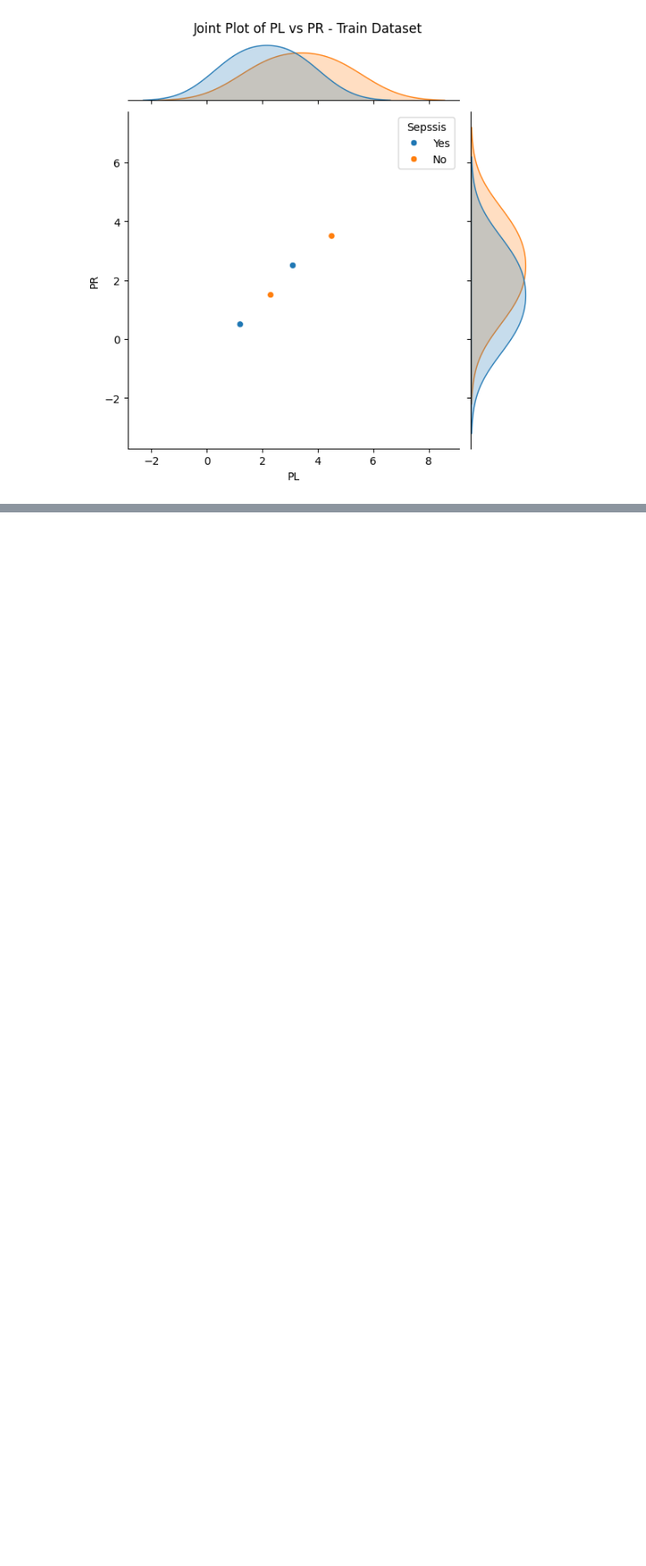
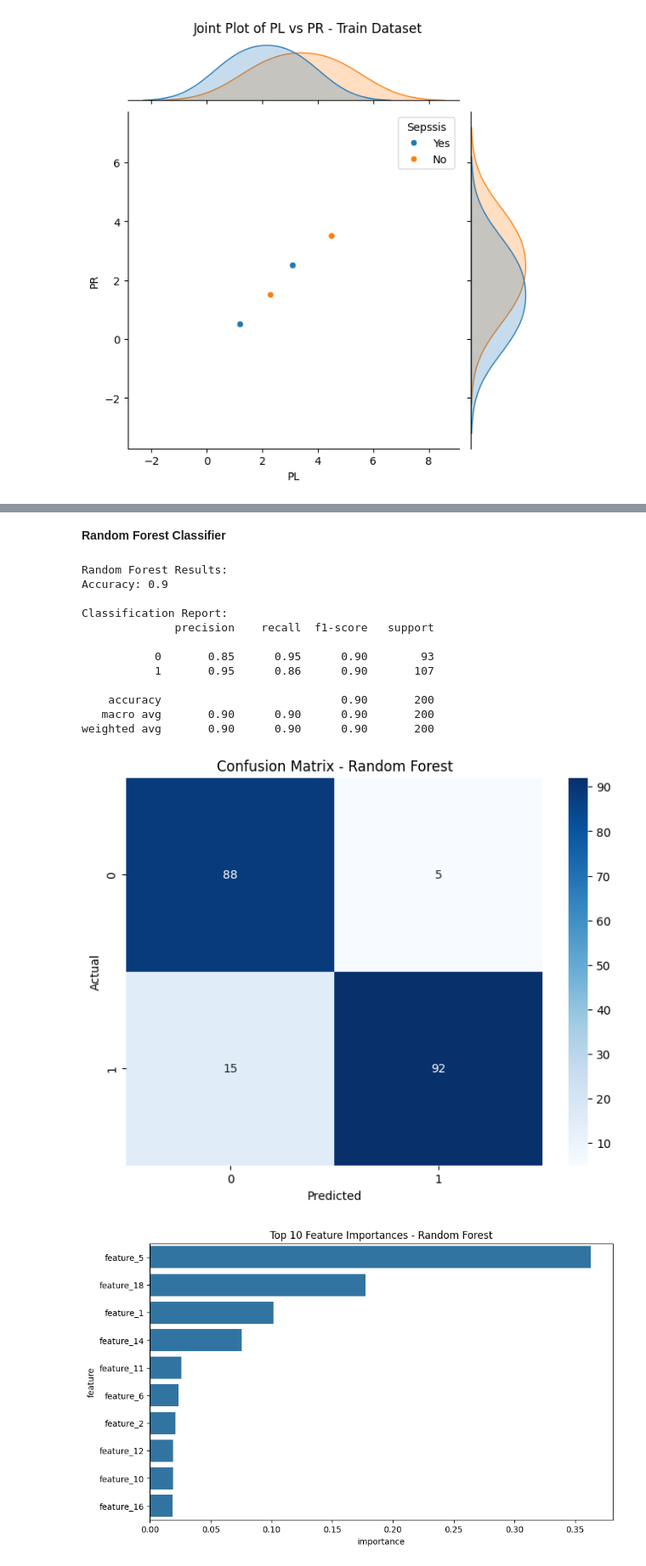
Before and after one commit to ndumbe0/P5-ML-API, a Jupyter notebook: main module.ipynb, the cells around one changed output, grey strips where cells are left out. Shown: that part at 85% size. Drawn from its saved outputs; the diff is of its cells as text; code cells hidden in the pictures; blank space fills up the shorter version.

```diff
--- a/main module.ipynb
+++ b/main module.ipynb
@@ -290,0 +421,57 @@ df_test_cleaned.to_csv('cleaned_test_dataset.csv', index=False)
+# %% [markdown]
+**Random Forest Classifier**
+# %%
+from sklearn.ensemble import RandomForestClassifier
+import pandas as pd
+import matplotlib.pyplot as plt
+import seaborn as sns
+from sklearn.metrics import accuracy_score, classification_report, confusion_matrix
+
+# Initialize and train the model
+rf_model = RandomForestClassifier(n_estimators=100, random_state=42)
+rf_model.fit(X_train_scaled, y_train)
+
+# Make predictions
+y_pred_rf = rf_model.predict(X_test_scaled)
+
+# Evaluate the model
+print("Random Forest Results:")
+print("Accuracy:", accuracy_score(y_test, y_pred_rf))
+print("\nClassification Report:")
+print(classification_report(y_test, y_pred_rf))
+
+# Plot confusion matrix
+cm = confusion_matrix(y_test, y_pred_rf)
+plt.figure(figsize=(8, 6))
+sns.heatmap(cm, annot=True, fmt='d', cmap='Blues')
+plt.title('Confusion Matrix - Random Forest')
+plt.ylabel('Actual')
+plt.xlabel('Predicted')
+plt.show()
+
+# Feature importance
+# Generate feature names based on the number of features
+n_features = X_train_scaled.shape[1]
+feature_names = [f'feature_{i}' for i in range(n_features)]
+
+feature_importance = pd.DataFrame({'feature': feature_names, 'importance': rf_model.feature_importances_})
+feature_importance = feature_importance.sort_values('importance', ascending=False)
+plt.figure(figsize=(10, 6))
+sns.barplot(x='importance', y='feature', data=feature_importance.head(10))
+plt.title('Top 10 Feature Importances - Random Forest')
+plt.show()
+# %% [output]
+Random Forest Results:
+Accuracy: 0.9
+
+Classification Report:
+              precision    recall  f1-score   support
+
+           0       0.85      0.95      0.90        93
+           1       0.95      0.86      0.90       107
+
+    accuracy                           0.90       200
+   macro avg       0.90      0.90      0.90       200
+weighted avg       0.90      0.90      0.90       200
+[figure, added]
+[figure, added]
```
Also changed, not shown: parts of 9 cells of this notebook, 1 other file.
